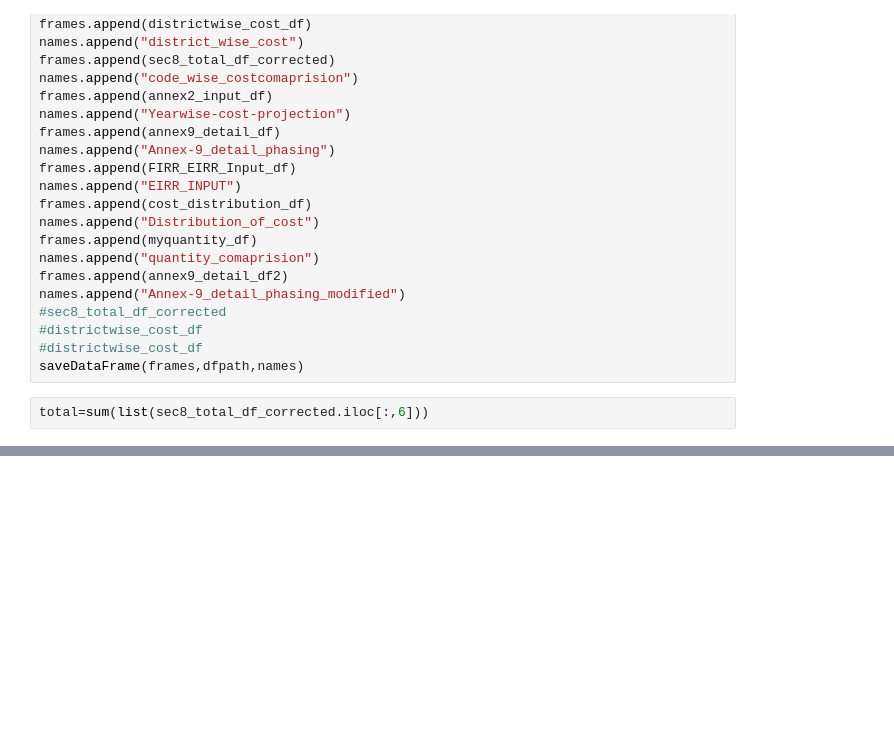
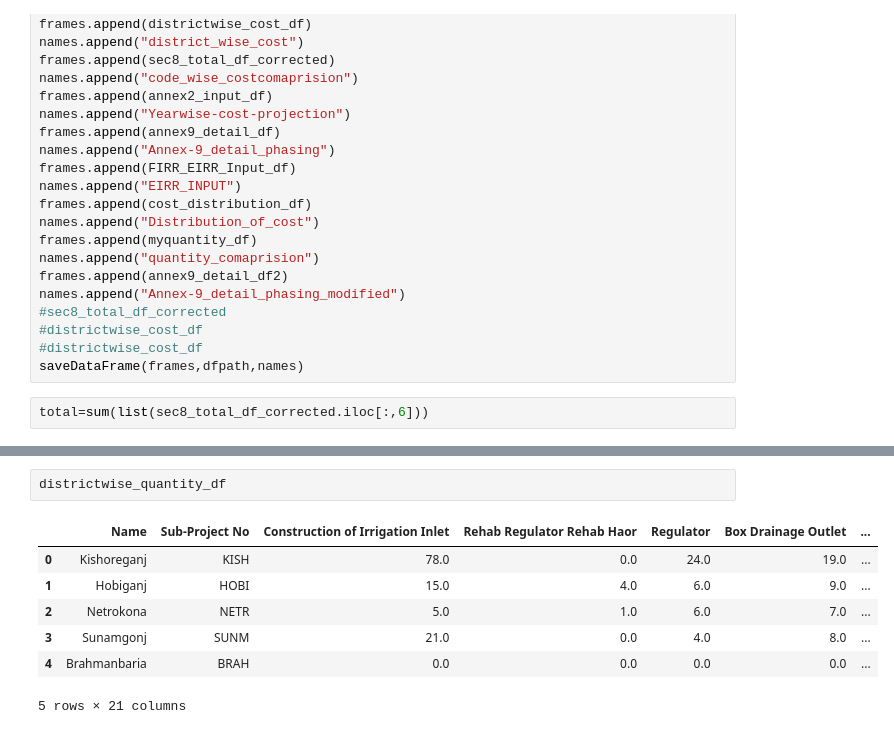
Before and after one commit to jakariapervez/cmis6, a Jupyter notebook: Mynotebooks/haorwisecalculation5.ipynb, the cells around one changed output, grey strips where cells are left out. Drawn from its saved outputs; the diff is of its cells as text; blank space fills up the shorter version.

```diff
--- a/Mynotebooks/haorwisecalculation5.ipynb
+++ b/Mynotebooks/haorwisecalculation5.ipynb
@@ -974,0 +1205,10 @@ cost_distribution_df
+# %%
+districtwise_quantity_df
+# %% [output]
+|  | Name | Sub-Project No | Construction of Irrigation Inlet | Rehab Regulator Rehab Haor | Regulator | Box Drainage Outlet | ... |
+| 0 | Kishoreganj | KISH | 78.0 | 0.0 | 24.0 | 19.0 | ... |
+| 1 | Hobiganj | HOBI | 15.0 | 4.0 | 6.0 | 9.0 | ... |
+| 2 | Netrokona | NETR | 5.0 | 1.0 | 6.0 | 7.0 | ... |
+| 3 | Sunamgonj | SUNM | 21.0 | 0.0 | 4.0 | 8.0 | ... |
+| 4 | Brahmanbaria | BRAH | 0.0 | 0.0 | 0.0 | 0.0 | ... |
+5 rows × 21 columns
```
Also changed, not shown: parts of 14 cells of this notebook, 6 other files.
